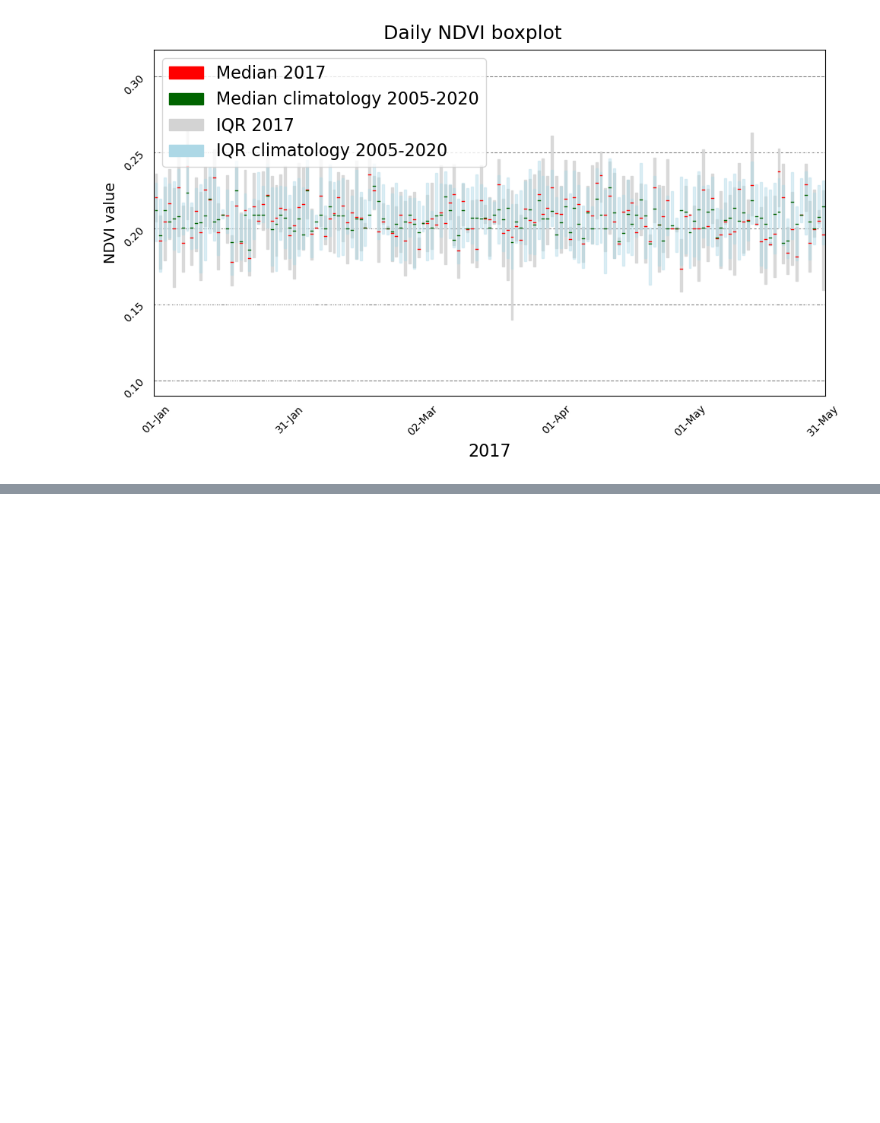
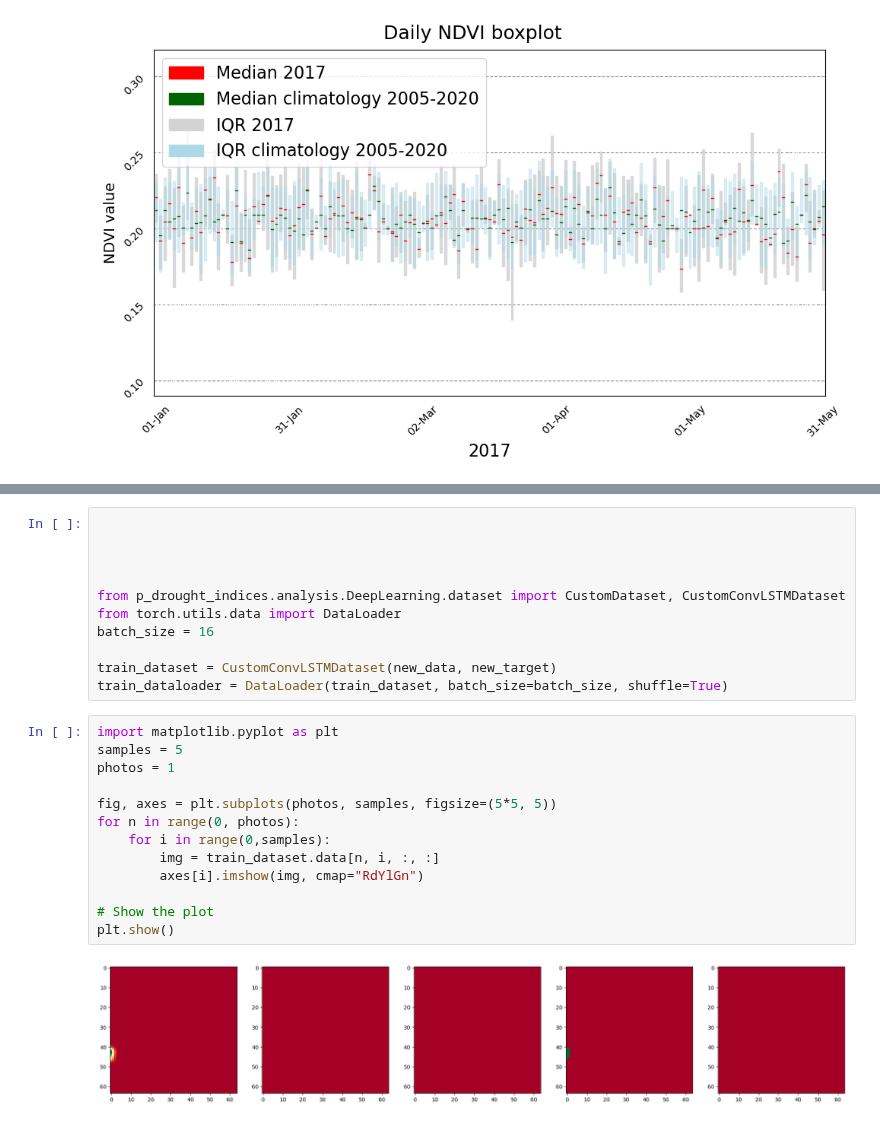
Before and after one commit to Riccardo7-DS/Indices_analysis, a Jupyter notebook: notebooks/model.ipynb, the cells around one changed output, grey strips where cells are left out. Cells and saved outputs as stored; diff of their text form; blank space fills up the shorter version.

```diff
--- a/notebooks/model.ipynb
+++ b/notebooks/model.ipynb
@@ -318,0 +433,26 @@ ds.isel(time=0)["ndvi"].plot()
+# %%
+
+
+
+
+from p_drought_indices.analysis.DeepLearning.dataset import CustomDataset, CustomConvLSTMDataset
+from torch.utils.data import DataLoader
+batch_size = 16
+
+train_dataset = CustomConvLSTMDataset(new_data, new_target)
+train_dataloader = DataLoader(train_dataset, batch_size=batch_size, shuffle=True)
+# %%
+import matplotlib.pyplot as plt
+samples = 5
+photos = 1
+
+fig, axes = plt.subplots(photos, samples, figsize=(5*5, 5))
+for n in range(0, photos):
+    for i in range(0,samples):
+        img = train_dataset.data[n, i, :, :]
+        axes[i].imshow(img, cmap="RdYlGn")
+
+# Show the plot
+plt.show()
+# %% [output]
+[figure, added]
```
Also changed, not shown: parts of 5 cells of this notebook, 6 other files.
